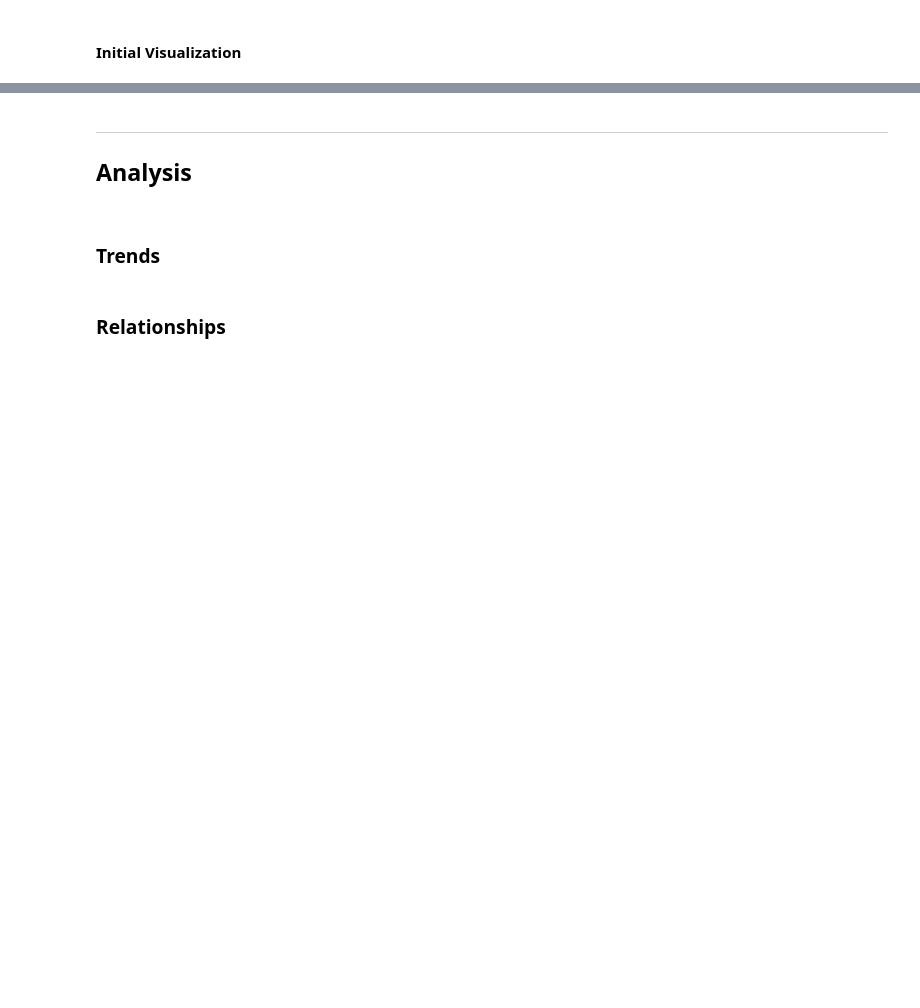
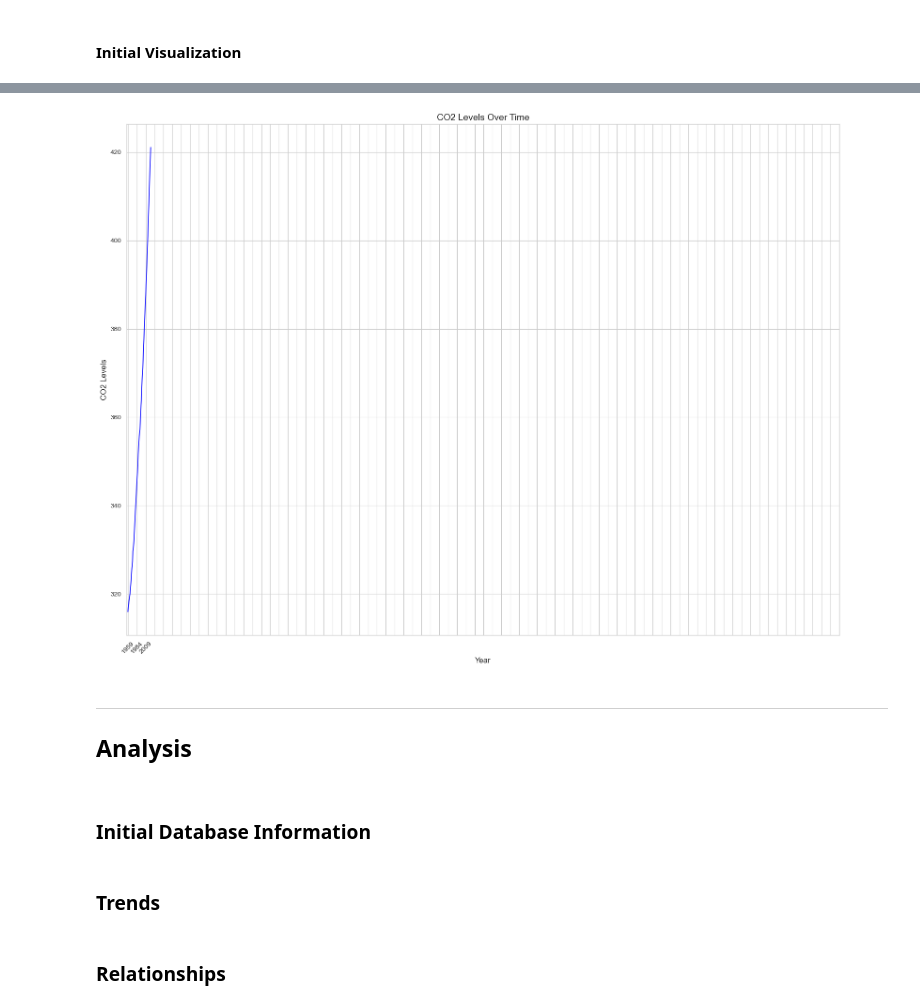
Before and after one commit to rebhanqui/programming-data-project-2, a Jupyter notebook: c02-v-temperature.ipynb, the cells around one changed output, grey strips where cells are left out. Saved outputs shown, nothing was run; the diff lists cells and outputs as text; code cells hidden in the pictures; blank space fills up the shorter version.

```diff
--- a/c02-v-temperature.ipynb
+++ b/c02-v-temperature.ipynb
@@ -301,29 +390,31 @@ plt.savefig("lineplot1.png")
 # %%
 #SNS Lineplot
 #style
 sns.set_style("whitegrid")
 sns.set_context("paper")  # Adjust context to paper for smaller font sizes
 
 #size
 plt.figure(figsize=(16, 12))
 
 #lineplot
-sns.lineplot(data=merge_epica1, x="year", y="co2", color="blue")
+sns.lineplot(data=mergeepica1, x="year", y="co2", color="blue")
 
 #labels
 plt.xlabel("Year", fontsize=12)
 plt.ylabel("CO2 Levels", fontsize=12)
 plt.title("CO2 Levels Over Time", fontsize=14)
 plt.xticks(rotation=45)
 
 #ticks spacing
 plt.xticks(range(0, 2024, 25))
 plt.xticks(fontsize=10)
 plt.yticks(fontsize=10)
 
 
 plt.tight_layout()  #additional spacing
 plt.savefig("snslineplot.png")
+# %% [output]
+[figure, added]
 # %% [markdown]
 
 
@@ -335,6 +426,8 @@ plt.savefig("snslineplot.png")
 ## Analysis
 
 </a>
+# %% [markdown]
+### Initial Database Information
 # %% [markdown]
 ### Trends
 # %% [markdown]
```
Also changed, not shown: parts of 17 cells of this notebook, 5 other files.
